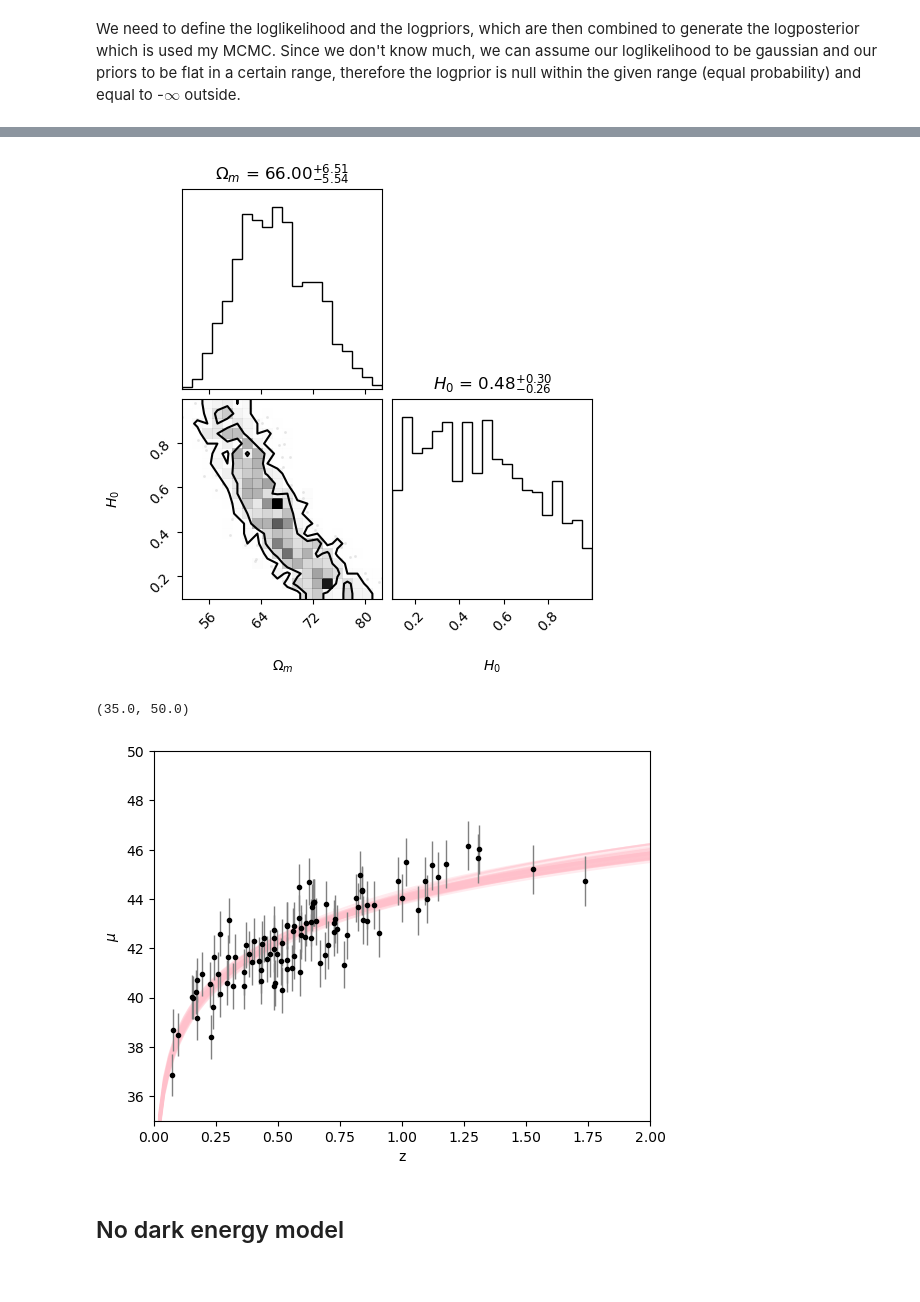
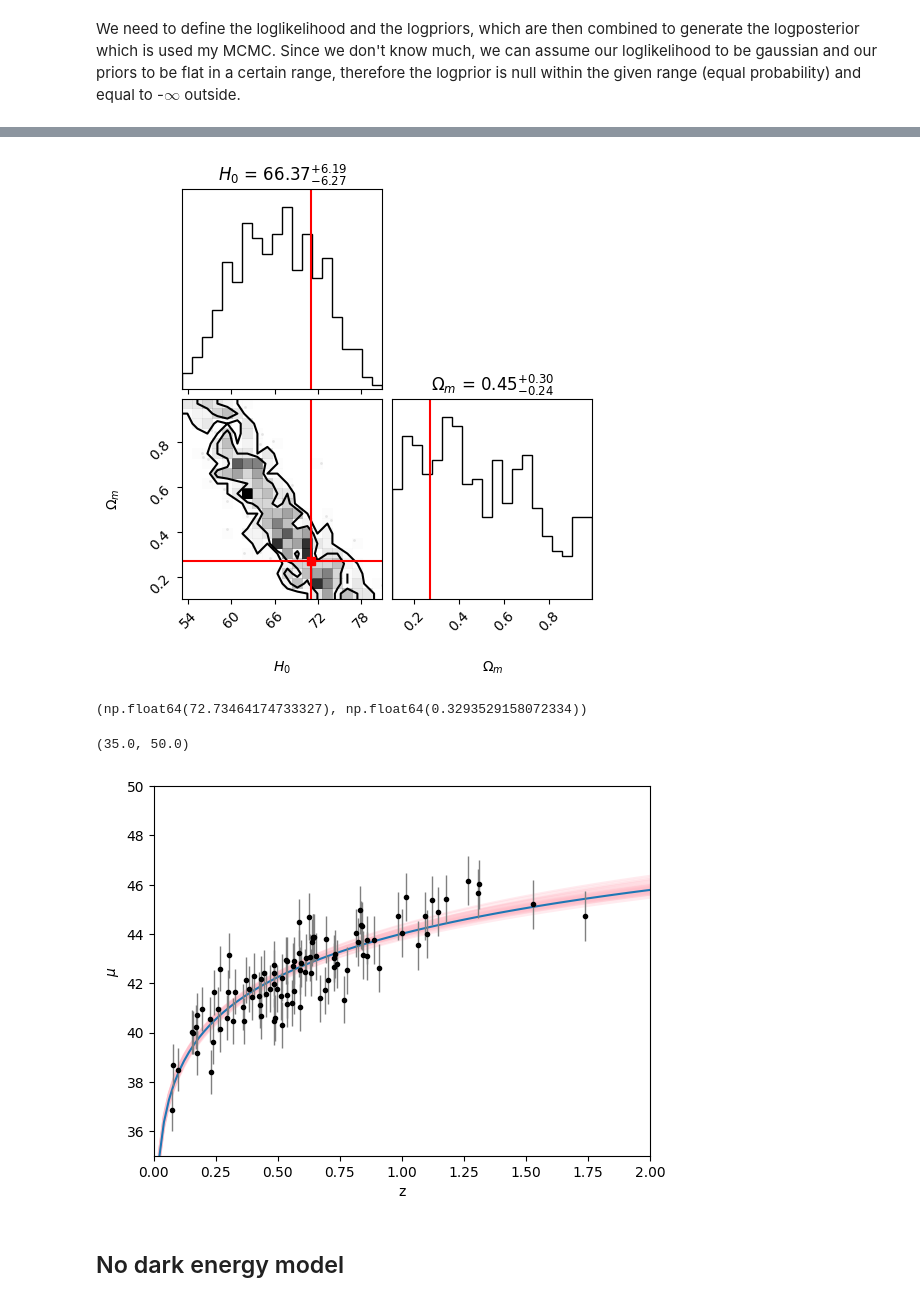
Before and after one commit to lisam10/astrostatistics_bicocca_2024, a Jupyter notebook: working/W18_GPR.ipynb, the cells around one changed output, grey strips where cells are left out. Saved outputs shown, nothing was run; the diff lists cells and outputs as text; code cells hidden in the pictures.

```diff
--- a/working/W18_GPR.ipynb
+++ b/working/W18_GPR.ipynb
@@ -164,7 +164,7 @@ import corner
 # %%
 n_dim = 2
 n_walkers = 5
-n_steps = int(1e+4)
+n_steps = int(5e+3)
 
 data = np.array([z_sample, mu_sample, dmu]).T
 
@@ -197,7 +216,7 @@ def log_posterior(par, data):
     return lp
 # %%
-sampler = emcee.EnsembleSampler(n_walkers, n_dim, log_posterior, args=[data])
+sampler = emcee.EnsembleSampler(n_walkers, n_dim, log_posterior, args=[data, True])
 sampler.run_mcmc(starting_guesses, n_steps,progress=True)
 
-print("done")
+print('done')
 # %% [output]
@@ -233,18 +251,25 @@ print(flat_samples.shape)
 # %%
-fig = corner.corner(flat_samples, labels=["$\Omega_m$","$H_0$"], levels=[0.68,0.95], show_titles=True, truths=[0.27,71], truth_color='red')
+fig = corner.corner(flat_samples, labels=[r'$H_0$',r'$\Omega_m$'], levels=[0.68,0.95], show_titles=True, truths=[71,0.27], truth_color='red')
 # %% [output]
-[figure, old version]
+[figure, new version]
+# %%
+flat_samples[0][0], flat_samples[0][1]
+# %% [output]
+(np.float64(72.73464174733327), np.float64(0.3293529158072334))
 # %%
 for h, o in flat_samples[:][:50]:
     plt.plot(z, model(z, h, o), color = 'pink', alpha = 0.3)
 
+DE_h_mean = np.mean(flat_samples[:,0])
+DE_omega_mean = np.mean(flat_samples[:,1])
+plt.plot(z, model(z, DE_h_mean, DE_omega_mean))
 plt.errorbar(z_sample, mu_sample, dmu, fmt='.k', ecolor='gray', lw=1,label='data')
 plt.xlabel("z")
 plt.ylabel("$\mu$")
 plt.xlim(0,2)
 plt.ylim(35,50)
 # %% [output]
 (35.0, 50.0)
-[figure, old version]
+[figure, new version]
 # %% [markdown]
 ## No dark energy model
```
Also changed, not shown: parts of 32 cells of this notebook.
